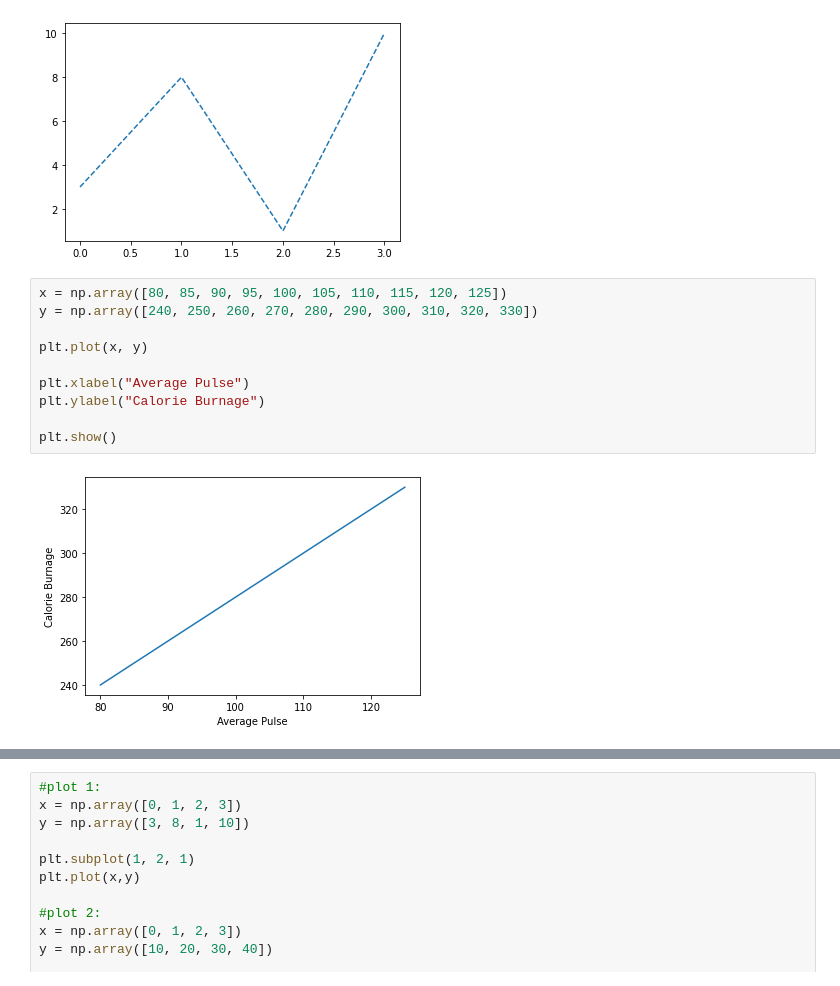
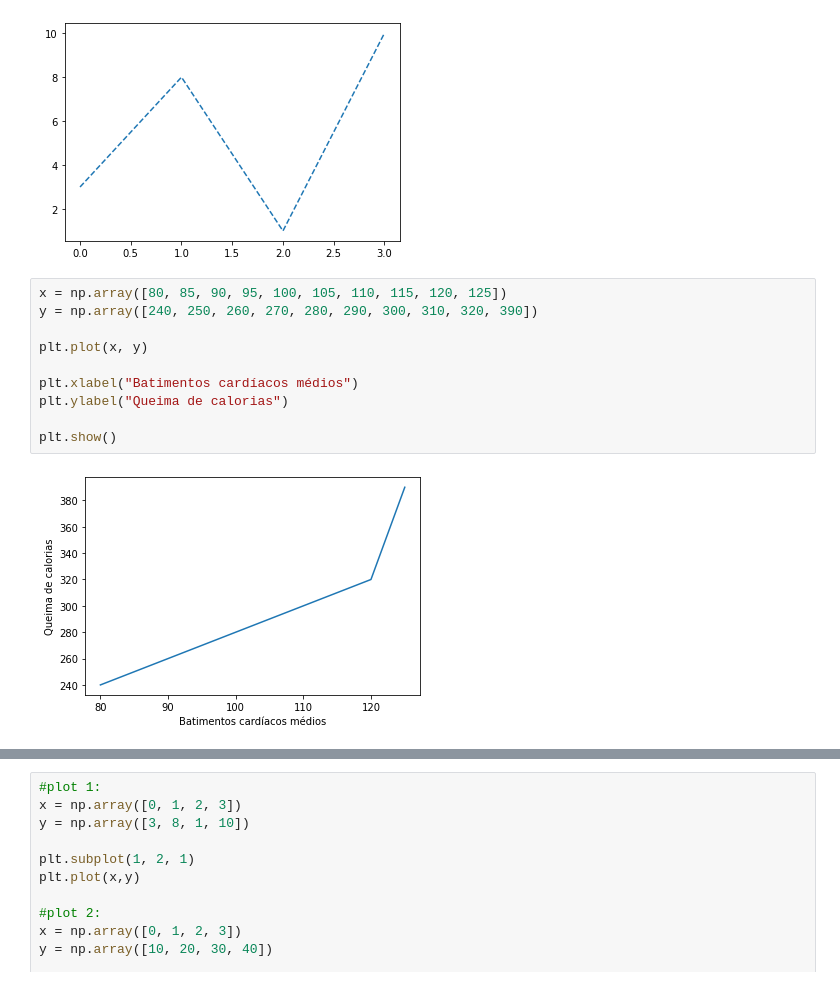
Before and after one commit to fernandonakagawa/Curso_Python_32h, a Jupyter notebook: Python_para_Data_Science.ipynb, the cells around one changed output, grey strips where cells are left out. Saved outputs shown, nothing was run; the diff lists cells and outputs as text.

```diff
--- a/Python_para_Data_Science.ipynb
+++ b/Python_para_Data_Science.ipynb
@@ -596,16 +601,16 @@ plt.plot(ypoints, linestyle = 'dashed')
 [figure]
 # %%
 x = np.array([80, 85, 90, 95, 100, 105, 110, 115, 120, 125])
-y = np.array([240, 250, 260, 270, 280, 290, 300, 310, 320, 330])
+y = np.array([240, 250, 260, 270, 280, 290, 300, 310, 320, 390])
 
 plt.plot(x, y)
 
-plt.xlabel("Average Pulse")
-plt.ylabel("Calorie Burnage")
+plt.xlabel("Batimentos cardíacos médios")
+plt.ylabel("Queima de calorias")
 
 plt.show()
 # %% [output]
-[figure, old version]
+[figure, new version]
 # %%
 x = np.array([80, 85, 90, 95, 100, 105, 110, 115, 120, 125])
 y = np.array([240, 250, 260, 270, 280, 290, 300, 310, 320, 330])
```
Also changed, not shown: parts of 15 cells of this notebook.
